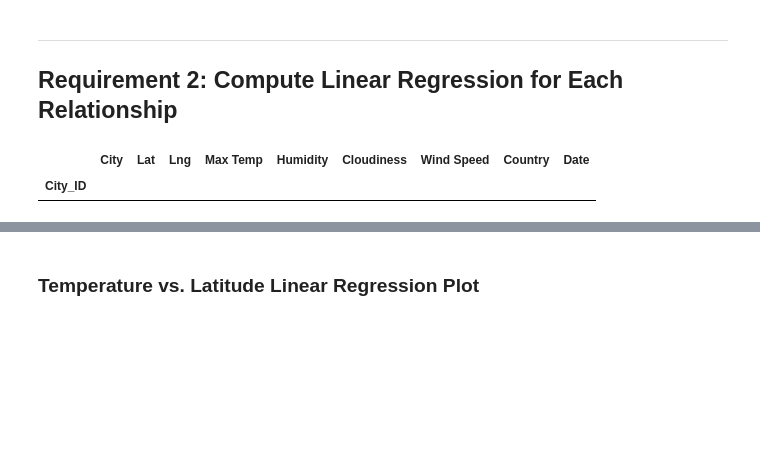
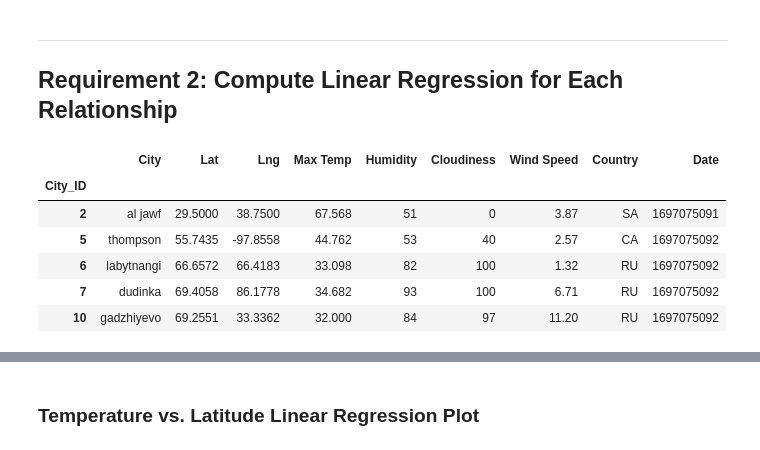
Before and after one commit to kgndirangu/python-api-challenge, a Jupyter notebook: WeatherPy/WeatherPy_KN.ipynb, the cells around one changed output, grey strips where cells are left out. Cells and saved outputs as stored; diff of their text form; code cells hidden in the pictures; blank space fills up the shorter version.

```diff
--- a/WeatherPy/WeatherPy_KN.ipynb
+++ b/WeatherPy/WeatherPy_KN.ipynb
@@ -284,11 +305,16 @@ plt.show()
 # %%
 # Create a DataFrame with the Northern Hemisphere data (Latitude >= 0)
 
-northern_hemi_df = city_data_df.loc[city_data_df["Lat"] == ">=0"]
+northern_hemi_df = city_data_df.loc[city_data_df["Lat"] >=0]
 # Display sample data
 northern_hemi_df.head()
 # %% [output]
 |  | City | Lat | Lng | Max Temp | Humidity | Cloudiness | Wind Speed | Country | Date |
 | City_ID |  |  |  |  |  |  |  |  |  |
+| 2 | al jawf | 29.5000 | 38.7500 | 67.568 | 51 | 0 | 3.87 | SA | 1697075091 |
+| 5 | thompson | 55.7435 | -97.8558 | 44.762 | 53 | 40 | 2.57 | CA | 1697075092 |
+| 6 | labytnangi | 66.6572 | 66.4183 | 33.098 | 82 | 100 | 1.32 | RU | 1697075092 |
+| 7 | dudinka | 69.4058 | 86.1778 | 34.682 | 93 | 100 | 6.71 | RU | 1697075092 |
+| 10 | gadzhiyevo | 69.2551 | 33.3362 | 32.000 | 84 | 97 | 11.20 | RU | 1697075092 |
 # %%
 # Create a DataFrame with the Southern Hemisphere data (Latitude < 0)
```
Also changed, not shown: parts of 12 cells of this notebook.
